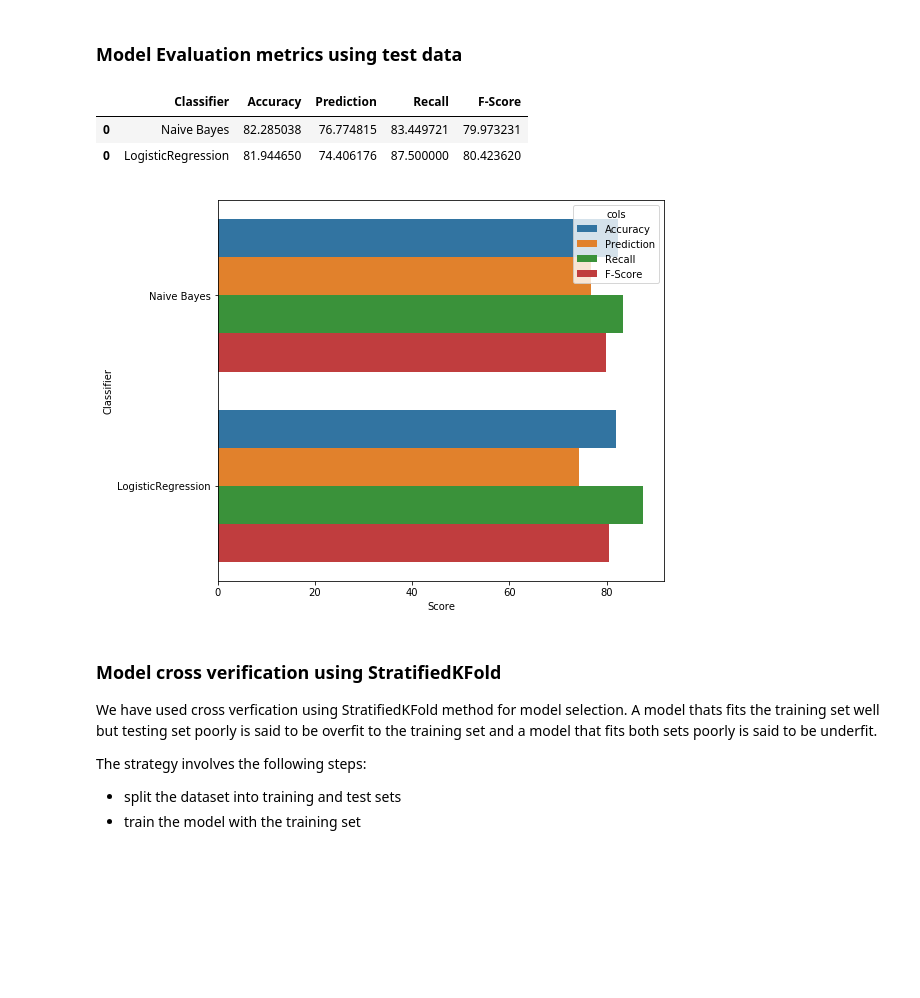
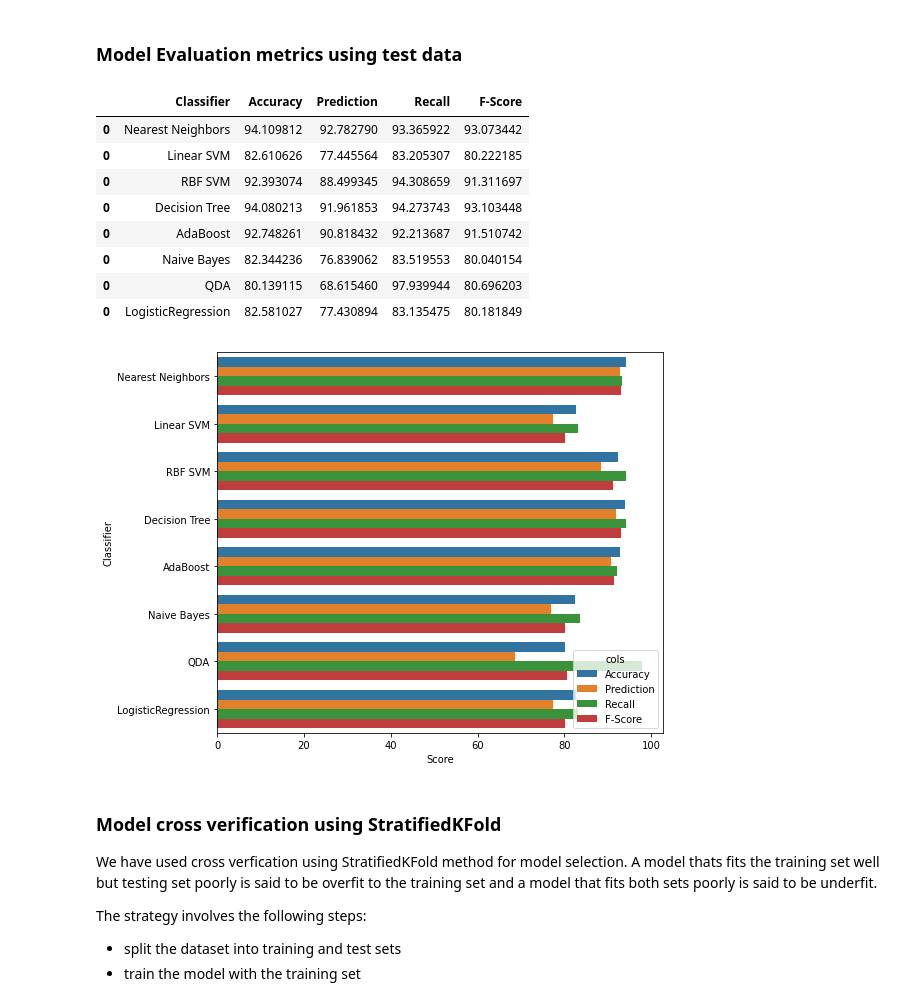
Before and after one commit to KalpeshChavan12/BITS-DSE, a Jupyter notebook: Courses/Semester01/DM/NetworkAnalysis.ipynb, the cells around one changed output. Drawn from its saved outputs; the diff is of its cells as text; code cells hidden in the pictures; blank space fills up the shorter version.

```diff
--- a/Courses/Semester01/DM/NetworkAnalysis.ipynb
+++ b/Courses/Semester01/DM/NetworkAnalysis.ipynb
@@ -326,6 +365,6 @@ ModuleNotFoundError: No module named 'matplotlib.pyplot'
 # %%
-ha = None
+NetAnalysis = None
 try:
-    ha = HeartAttackAnalysis(datafile)
+    NetAnalysis = NetworkAnalysis(datafile)
 except:
-    ha = HeartAttackAnalysis(data_github)
+    NetAnalysis = NetworkAnalysis(data_github)
@@ -466,19 +547,25 @@ ha.Run()
 # %% [markdown]
 ### Model Evaluation metrics using test data
 # %%
-ha.log
+NetAnalysis.log
 # %% [output]
 |  | Classifier | Accuracy | Prediction | Recall | F-Score |
-| 0 | Naive Bayes | 82.285038 | 76.774815 | 83.449721 | 79.973231 |
-| 0 | LogisticRegression | 81.944650 | 74.406176 | 87.500000 | 80.423620 |
+| 0 | Nearest Neighbors | 94.109812 | 92.782790 | 93.365922 | 93.073442 |
+| 0 | Linear SVM | 82.610626 | 77.445564 | 83.205307 | 80.222185 |
+| 0 | RBF SVM | 92.393074 | 88.499345 | 94.308659 | 91.311697 |
+| 0 | Decision Tree | 94.080213 | 91.961853 | 94.273743 | 93.103448 |
+| 0 | AdaBoost | 92.748261 | 90.818432 | 92.213687 | 91.510742 |
+| 0 | Naive Bayes | 82.344236 | 76.839062 | 83.519553 | 80.040154 |
+| 0 | QDA | 80.139115 | 68.615460 | 97.939944 | 80.696203 |
+| 0 | LogisticRegression | 82.581027 | 77.430894 | 83.135475 | 80.181849 |
 # %%
 ig= plt.figure(figsize=(8,7))
-tmpdf = ha.log.melt('Classifier', var_name='cols', value_name='vals')
+tmpdf = NetAnalysis.log.melt('Classifier', var_name='cols', value_name='vals')
 g = sns.barplot(y="Classifier", x="vals", hue='cols', data=tmpdf, orient = 'h')
 g.set(xlabel='Score')
 plt.show()
 # %% [output]
-[figure, old version]
+[figure, new version]
 # %% [markdown]
 ### Model cross verification using StratifiedKFold
 We have used cross verfication using StratifiedKFold method for model selection.
```
Also changed, not shown: parts of 35 cells of this notebook.
